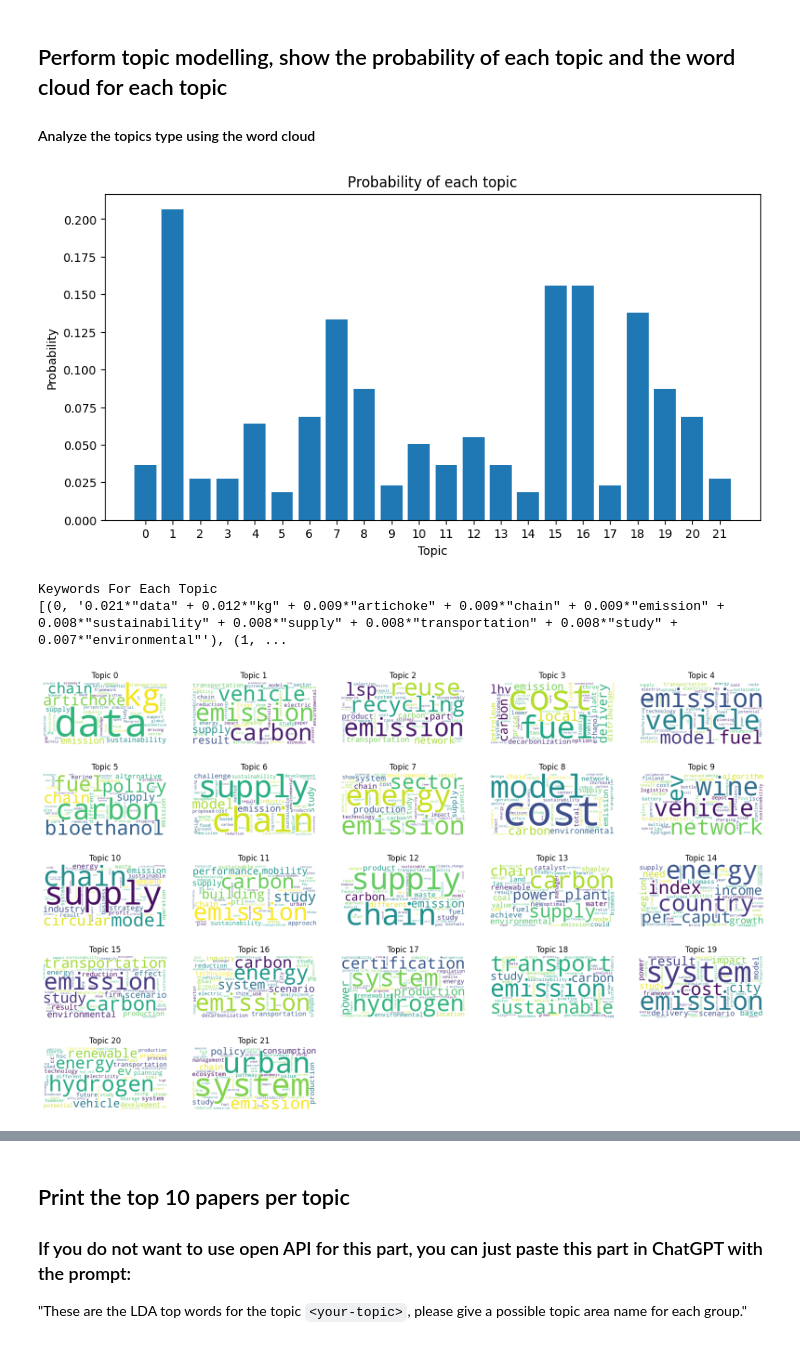
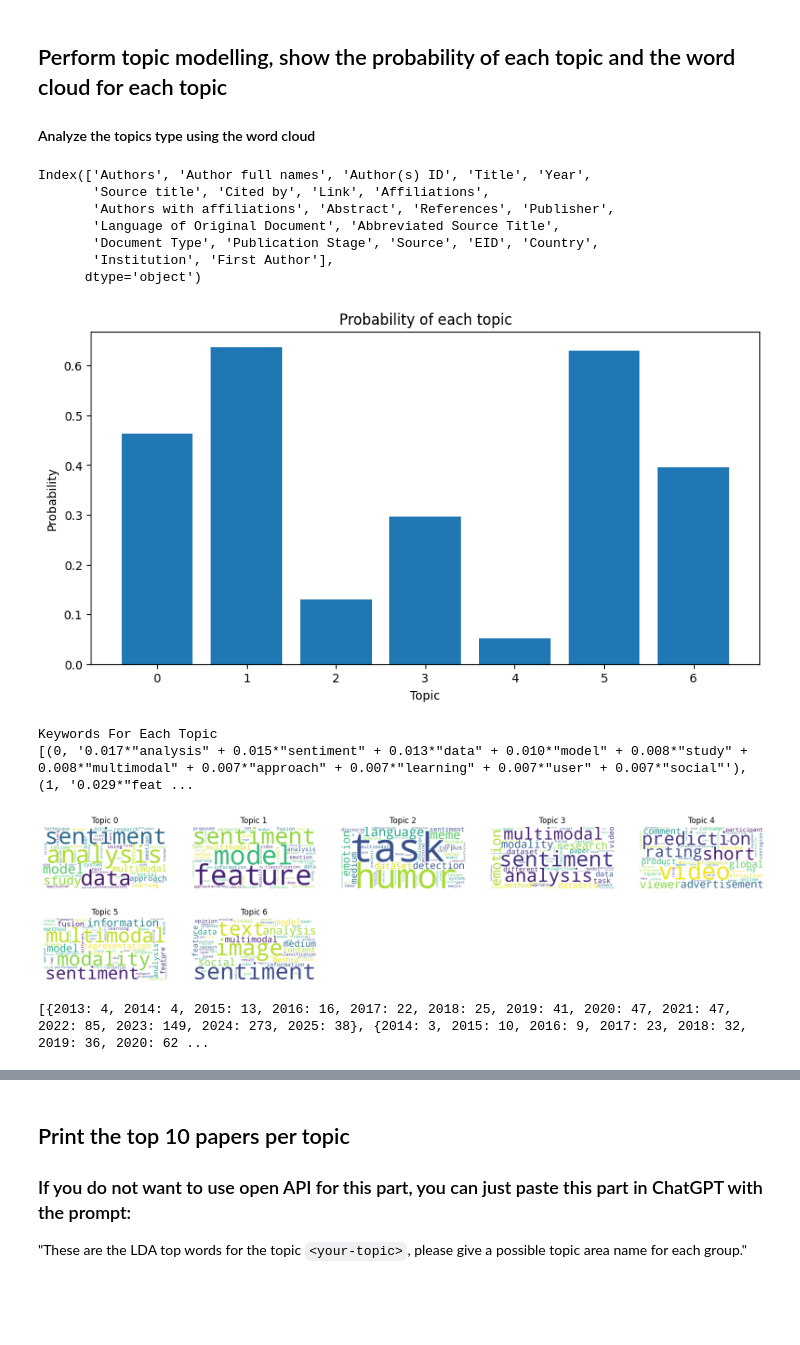
Before and after one commit to mahyingqi123/Research-Paper-Topic-Modelling, a Jupyter notebook: LDA_Based_Method/topic_modelling.ipynb, the cells around one changed output, grey strips where cells are left out. Saved outputs shown, nothing was run; the diff lists cells and outputs as text; code cells hidden in the pictures; blank space fills up the shorter version.

Commit message:
Apply on multimodal sentiment analysis

```diff
--- a/LDA_Based_Method/topic_modelling.ipynb
+++ b/LDA_Based_Method/topic_modelling.ipynb
@@ -184,0 +67,6 @@ with open('result.csv','w') as F:
+# %%
+print("Missing values in each column:")
+print(papers.isnull().sum())
+
+# Drop columns where the proportion of missing values is greater than 30%
+papers = papers.loc[:, papers.isnull().mean() <= 0.2]
@@ -184,0 +91,5 @@ with open('result.csv','w') as F:
+# %%
+# Remove DOI column as not necessary for analysis
+papers = papers.drop(columns=['DOI'])
+papers.dropna(inplace=True)
+len(papers)
@@ -184,0 +98,15 @@ with open('result.csv','w') as F:
+# %%
+def country_from_affiliation(affiliation):
+    # Split the string by comma and extract the last element
+    match = re.search(r'(\b\w+\b)\s*;', affiliation)
+    if match:
+        return match.group(1)
+    else:
+        # If no semicolon is found, return the last word in the text.
+        words = re.findall(r'\b\w+\b', text)
+        return words[-1] if words else None
+
+
+text = "Faculty of Information Engineering and Automation, Kunming University of Science and Technology, Yunnan, Kunming, 650500, China; School of Computer Science and Technology, Yunnan University, Yunnan, Kunming, 650091, China"
+print(country_from_affiliation(text))
+papers['Country'] = papers['Affiliations'].apply(country_from_affiliation)
@@ -185,2 +161,8 @@ with open('result.csv','w') as F:
+# %%
+def extract_first_author(text):
+    # Split the string by comma and extract the first element
+    return text.split(';')[0].strip()
+
+papers['First Author'] = papers['Authors'].apply(extract_first_author)
 # %% [markdown]
 Analyzing trends and patterns in the research paper data for exploration and visualization
@@ -329,10 +311,20 @@ plt.show()
 ## Perform topic modelling, show the probability of each topic and the word cloud for each topic
 
 #### Analyze the topics type using the word cloud
+# %%
+papers.columns
+# %% [output]
+Index(['Authors', 'Author full names', 'Author(s) ID', 'Title', 'Year',
+       'Source title', 'Cited by', 'Link', 'Affiliations',
+       'Authors with affiliations', 'Abstract', 'References', 'Publisher',
+       'Language of Original Document', 'Abbreviated Source Title',
+       'Document Type', 'Publication Stage', 'Source', 'EID', 'Country',
+       'Institution', 'First Author'],
+      dtype='object')
 # %%
 
 
-number_of_topics = 15
+number_of_topics = 7
 
 lda_model = gensim.models.ldamodel.LdaModel(corpus=corpus, id2word=id2word, num_topics=number_of_topics,chunksize=1000, alpha='auto', eta='auto', random_state=100, passes=10)
 all_topics = lda_model.print_topics()
@@ -368,37 +360,41 @@ for i in range(lda_model.num_topics):
     plt.subplot(8,5,i+1)
     wc = WordCloud(background_color='white',width=800, height=400)
     plt.imshow(wc.fit_words(dict(lda_model.show_topic(i,50))))
     plt.title('Topic {}'.format(i))
     plt.axis('off')
 
 top_doc_per_topic = [sorted(topic, key=lambda x:x[1], reverse=True) for topic in docs_per_topic]
 topic_df = pd.DataFrame(columns=['Title', 'Abstract', 'Topic'])
 
 topic_year = [{} for _ in range(lda_model.num_topics)]
 dfs = []
 probabilities = []
 for i, docs in enumerate(top_doc_per_topic):
     probabilities.append(sum([prob for (doc, prob) in docs[:10]])/10)
     topic_df = pd.DataFrame()
     for doc, prob in docs:
         topic_year[i][papers['Year'][doc]] = topic_year[i].get(papers['Year'][doc], 0) + 1
         topic_df = pd.concat([topic_df, pd.DataFrame({
                 'Title': [papers['Title'][doc]],
                 'Abstract': [papers['Abstract'][doc]],
                 'Topic': [i],
-                'Citations':[papers['Cite'][doc]],
+                'Citations':[papers['Cited by'][doc]],
                 'Probability':[prob],
                 'Country':[papers['Country'][doc]],
                 'Publisher':[papers['Publisher'][doc]],
                 })], ignore_index=True)
     dfs.append(topic_df)
 
 final_topic_df = pd.concat(dfs)
 # %% [output]
-[figure, old version]
+[figure, new version]
 Keywords For Each Topic
-[(0, '0.021*"data" + 0.012*"kg" + 0.009*"artichoke" + 0.009*"chain" + 0.009*"emission" + 0.008*"sustainability" + 0.008*"supply" + 0.008*"transportation" + 0.008*"study" + 0.007*"environmental"'), (1, ...
+[(0, '0.017*"analysis" + 0.015*"sentiment" + 0.013*"data" + 0.010*"model" + 0.008*"study" + 0.008*"multimodal" + 0.007*"approach" + 0.007*"learning" + 0.007*"user" + 0.007*"social"'), (1, '0.029*"feat ...
-[figure, old version]
+[figure, new version]
+# %%
+print(topic_year)
+# %% [output]
+[{2013: 4, 2014: 4, 2015: 13, 2016: 16, 2017: 22, 2018: 25, 2019: 41, 2020: 47, 2021: 47, 2022: 85, 2023: 149, 2024: 273, 2025: 38}, {2014: 3, 2015: 10, 2016: 9, 2017: 23, 2018: 32, 2019: 36, 2020: 62 ...
 # %%
 """
 Show the average probability of top 10 documents per topic
```
Also changed, not shown: parts of 23 cells of this notebook, 1 other file.
